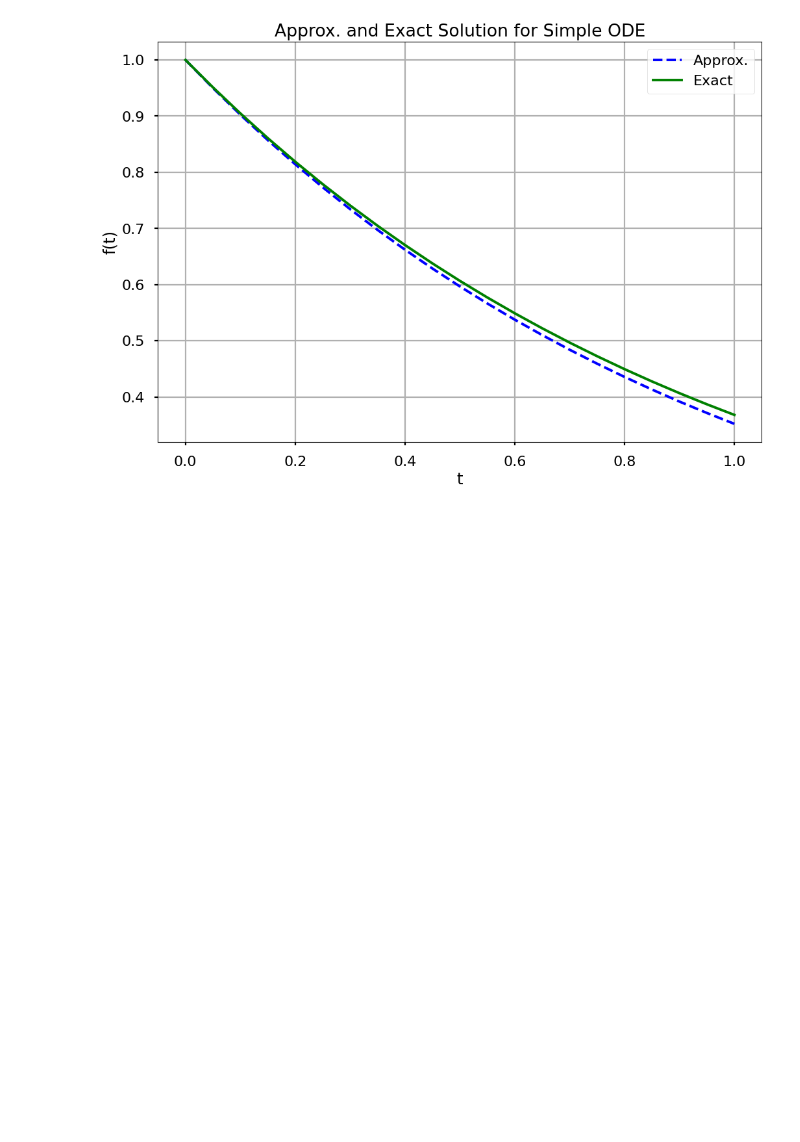
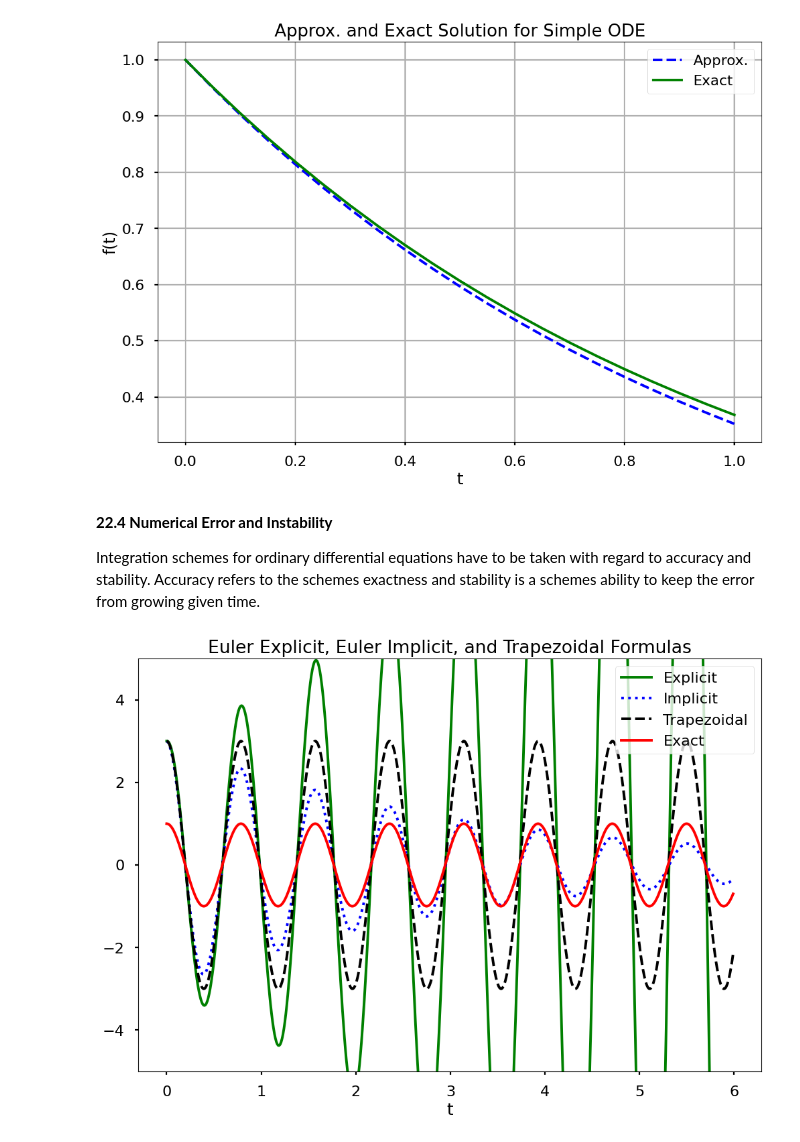
Before and after one commit to SamariaSpringfield/MAT421_, a Jupyter notebook: ModuleH.ipynb, the cells around one changed output. Drawn from its saved outputs; the diff is of its cells as text; code cells hidden in the pictures; blank space fills up the shorter version.

```diff
--- a/ModuleH.ipynb
+++ b/ModuleH.ipynb
@@ -62,3 +62,71 @@ plt.legend(loc='upper right')
 plt.show()
 # %% [output]
 [figure]
+# %% [markdown]
+**22.4 Numerical Error and Instability**
+
+Integration schemes for ordinary differential equations have to be taken with regard to accuracy and stability. Accuracy refers to the schemes exactness and stability is a schemes ability to keep the error from growing given time.
+# %%
+import numpy as np
+from numpy.linalg import inv
+import matplotlib.pyplot as plt
+
+plt.style.use('seaborn-poster')
+
+%matplotlib inline
+# %%
+import numpy as np
+from numpy.linalg import inv
+import matplotlib.pyplot as plt
+
+plt.style.use('seaborn-poster')
+
+%matplotlib inline
+
+
+h1 = 0.01
+
+t = np.arange(0, 6, h1)
+
+w2 = 8
+
+s0 = np.array([[3], [0]])
+
+me = np.array([[1, h1],
+               [-w2**2*h1, 1]])
+mi = inv(np.array([[1, -h1],
+               [w2**2*h1, 1]]))
+mt = np.dot(inv(np.array([[1, -h1/2],
+    [w2**2*h1/2,1]])), np.array(
+      [[1,h1/2], [-w2**2*h1/2, 1]]))
+
+se = np.zeros((len(t), 2))
+
+si = np.zeros((len(t), 2))
+
+st = np.zeros((len(t), 2))
+
+
+se[0, :] = s0.T
+si[0, :] = s0.T
+st[0, :] = s0.T
+
+for j in range(0, len(t)-1):
+    se[j+1, :] = np.dot(me,se[j, :])
+    si[j+1, :] = np.dot(mi,si[j, :])
+    st[j+1, :] = np.dot(mt,st[j, :])
+
+plt.figure(figsize = (12, 8))
+plt.title("Euler Explicit, Euler Implicit, and Trapezoidal Formulas")
+plt.plot(t,se[:,0],'g-')
+plt.plot(t,si[:,0],'b:')
+plt.plot(t,st[:,0],'k--')
+plt.plot(t, np.cos(w2*t), 'r')
+plt.ylim([-5, 5])
+plt.xlabel('t')
+plt.ylabel('')
+plt.legend(['Explicit', 'Implicit', \
+            'Trapezoidal', 'Exact'])
+plt.show()
+# %% [output]
+[figure, added]
```
Also changed, not shown: parts of 8 cells of this notebook.
